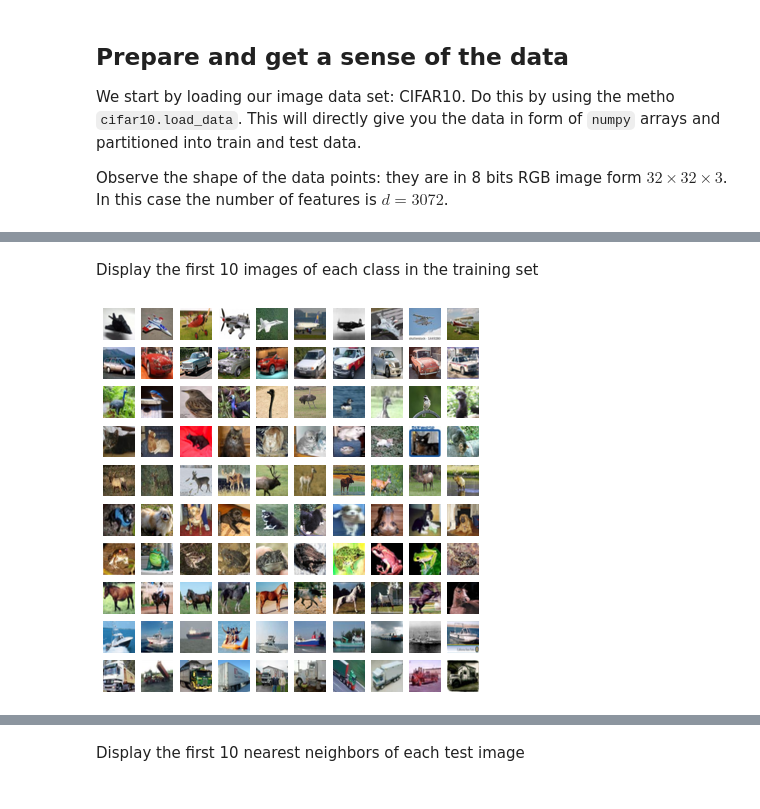
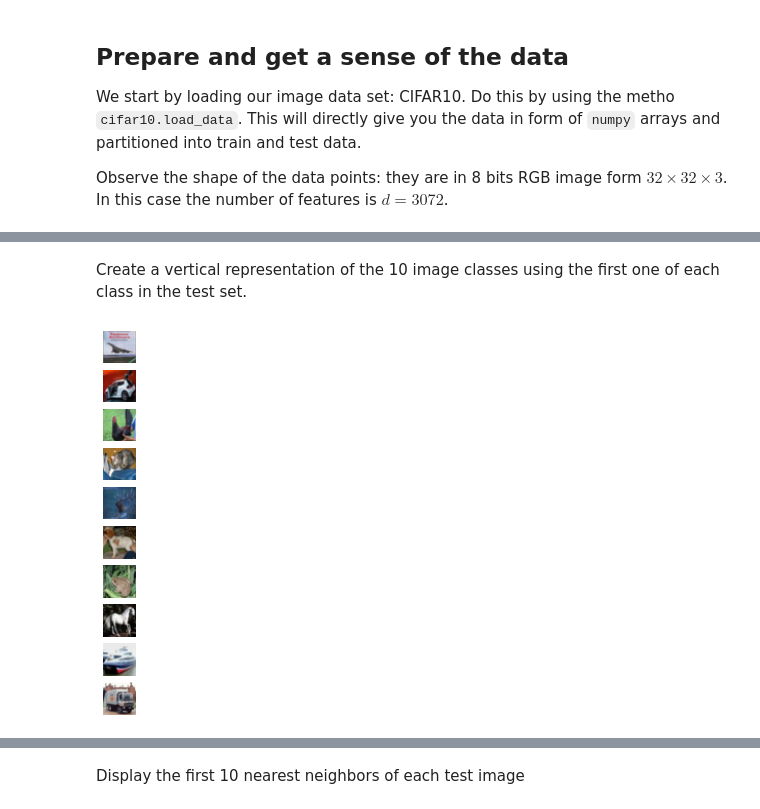
Before and after one commit to heprom/cvml, a Jupyter notebook: corrections/cfar10_kNN_cor.ipynb, the cells around one changed output, grey strips where cells are left out. Drawn from its saved outputs; the diff is of its cells as text; code cells hidden in the pictures.

Commit message:
updated correction for cfar10_kNN

```diff
--- a/corrections/cfar10_kNN_cor.ipynb
+++ b/corrections/cfar10_kNN_cor.ipynb
@@ -58,0 +83,11 @@ labels = ['plane', 'car', 'bird', 'cat', 'deer', 'dog', 'frog', 'horse', 'boat',
+# %%
+n = 20
+plt.figure(figsize=(n*0.6, 6))
+for j in range(10):
+    index_class_j = np.where(y_train == j)[0][:n]
+    for i in range(n):
+        axi = plt.subplot(10, n, n * j + (1 + i))
+        axi.imshow(x_train[index_class_j[i]])
+        axi.axis('off')
+plt.subplots_adjust(left=0.05, right=0.95, bottom=0.04, top=0.96)
+plt.show()
@@ -58,0 +175,20 @@ labels = ['plane', 'car', 'bird', 'cat', 'deer', 'dog', 'frog', 'horse', 'boat',
+# %%
+c = 5
+# pick the first test image with category c
+index_for_c = np.where(y_test == c)[0][0]
+print('index of %s image being tested: %d' % (labels[c], index_for_c))
+print(y_test[index_for_c])  # should be equal to [c]
+image = X_test[index_for_c].astype(np.int16)
+
+# compute all d1 distances
+all_d1 = np.sum(np.abs(image - X_train[:, :]), axis=1)
+min_index = np.argmin(all_d1)
+print('min distance is %.1f' % all_d1[min_index])
+print('min_index = %d' % min_index)
+sorted_indices = np.argsort(all_d1)[:10]
+#print(sorted_indices)
+#print(all_d1[sorted_indices])
+category = np.squeeze(y_train[min_index])
+
+print('predicted class is %d' % category)
+print('actual class is %d' % c)
@@ -59,15 +217,14 @@ labels = ['plane', 'car', 'bird', 'cat', 'deer', 'dog', 'frog', 'horse', 'boat',
 # %% [markdown]
-Display the first 10 images of each class in the training set
+Create a vertical representation of the 10 image classes using the first one of each class in the test set.
 # %%
 n = 10
-plt.figure(figsize=(5.8, 5.8))  # (3.4, 3.4) for n = 6
-for j in range(n):
-    for i in range(n):
-        axi = plt.subplot(n, n, n * j + (1 + i))
-        axi.imshow(x_train[np.where(y_train == j)[0], :, :, :][i])
-        axi.axis('off')
+plt.figure(figsize=(1, 5.8))
+for c in range(n):
+    index_for_c = np.where(y_test == c)[0][0]
+    axi = plt.subplot(n, 1, c + 1)
+    axi.imshow(x_test[index_for_c])
+    axi.axis('off')
 plt.subplots_adjust(left=0.05, right=0.95, bottom=0.04, top=0.96)
-plt.savefig('cfar10_first%d.png' % (n ** 2))
 plt.show()
 # %% [output]
-[figure, old version]
+[figure, new version]
```
Also changed, not shown: parts of 52 cells of this notebook.
